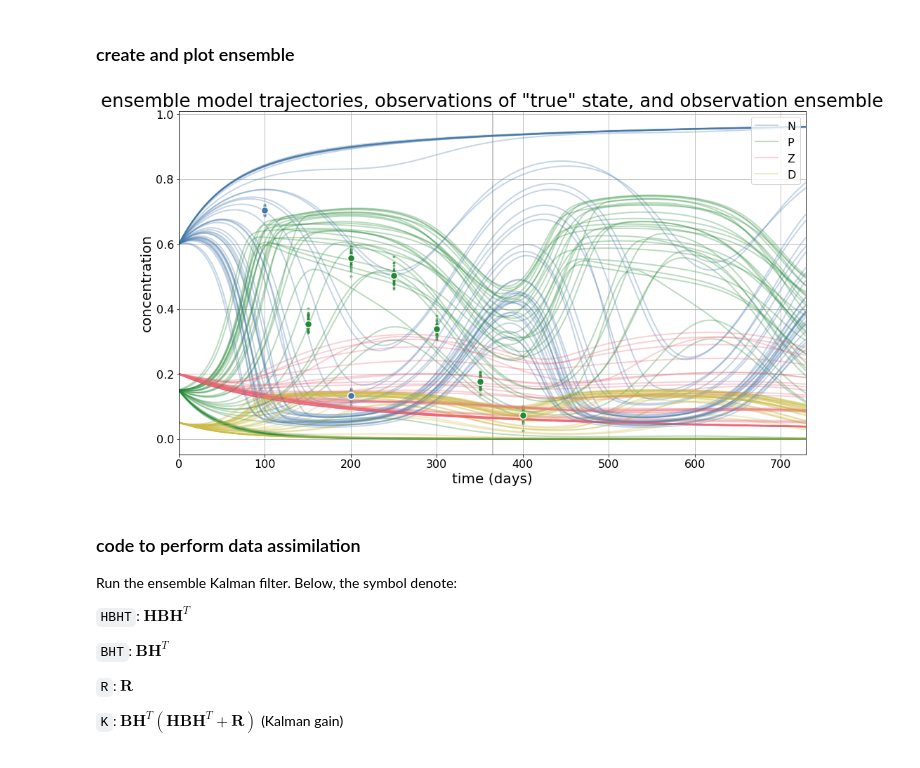
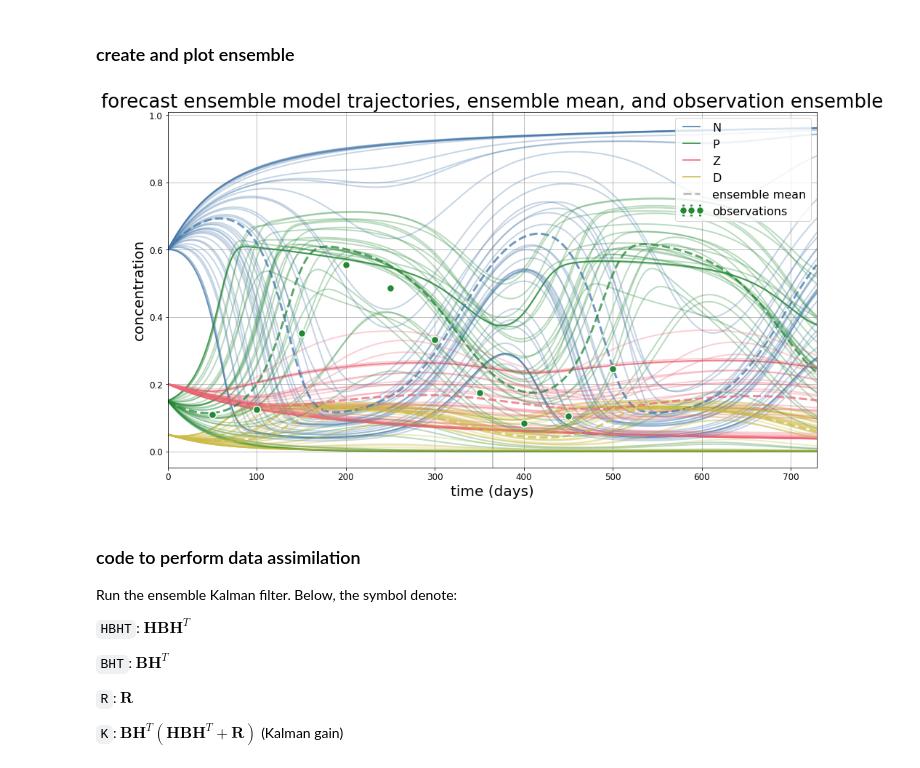
Before and after one commit to jpmattern/obm-primer, a Jupyter notebook: parameter_estimation.ipynb, the cells around one changed output. Drawn from its saved outputs; the diff is of its cells as text; code cells hidden in the pictures.

```diff
--- a/parameter_estimation.ipynb
+++ b/parameter_estimation.ipynb
@@ -95,14 +116,16 @@ t = np.arange(0.0, 2 * 365.0, 1.0)
 obs_info = [
 # each entry contains
 # (time (index for t, integer), variable ('N', 'P', 'Z', or 'D'),  observation uncertainty)
-    (100, 'N', 0.01),
-    (200, 'N', 0.01),
-    (150, 'P', 0.02),
-    (200, 'P', 0.02),
-    (250, 'P', 0.02),
-    (300, 'P', 0.02),
-    (350, 'P', 0.02),
-    (400, 'P', 0.02),
+    ( 50, 'P', 0.01),
+    (100, 'P', 0.01),
+    (150, 'P', 0.01),
+    (200, 'P', 0.01),
+    (250, 'P', 0.01),
+    (300, 'P', 0.01),
+    (350, 'P', 0.01),
+    (400, 'P', 0.01),
+    (450, 'P', 0.01),
+    (500, 'P', 0.01),
 ]
 
 perfect_observations = False
@@ -235,31 +258,54 @@ for iens, params in enumerate(X.T):
 # %%
 # upper limit on number of trajectories to include in plot
 max_plot = 50
 
+def plot_trajectories(ax, ensemble, plot_mean=True, show_observation_ensemble=False):
+    for iens, params in enumerate(ensemble[:, :max_plot].T):
+        trajectory = run_model(parameter_values=params)
+        label = None
+        for i, name in enumerate(('N', 'P', 'Z', 'D')):
+            if iens == 0:
+                label = name
+            ax.plot(t, trajectory[:,i], color=colors[name], label=label, lw=2, alpha=0.3)
+
+    trajectory = run_model(parameter_values=np.mean(ensemble, axis=1))
+    for i, name in enumerate(('N', 'P', 'Z', 'D')):
+        ax.plot(t, trajectory[:,i], color=colors[name], label=label, lw=3, alpha=0.75, ls='--')
+
+    for oi, y, y_ens in zip(obs_info, obs, Y):
+        eb = ax.errorbar(x=t[oi[0]], y=y, yerr=oi[2], color=colors[oi[1]], marker='o', ls='none',
+                         markeredgecolor='white', markeredgewidth=1.5, lw=3, markersize=10)
+        if show_observation_ensemble:
+            oe = ax.scatter(x=np.full(y_ens.size, fill_value=t[oi[0]]), y=y_ens, color=colors[oi[1]],
+                            marker='.', alpha=0.5)
+
+    for x in range(365, int(t[-1]), 365):
+        ax.axvline(x, color='0.7', zorder=0)
+
+    ax.set(xlabel='time (days)', ylabel='concentration', xlim=(t[0], t[-1]))
+    ax.grid(True)
+
+    handles, labels = ax.get_legend_handles_labels()
+    for h in handles:
+        h.set_alpha(0.8)
+    handles.append(mpl.lines.Line2D([], [], color='0.75', lw=3, ls='--'))
+    labels.append('ensemble mean')
+    handles.append(eb)
+    labels.append('observations')
+    if show_observation_ensemble:
+        handles.append(oe)
+        labels.append('observation ensemble')
+    ax.legend(handles, labels, loc='upper right', numpoints=3)
+
 fig, ax = plt.subplots()
-for iens, params in enumerate(X[:, :max_plot].T):
-    trajectory = run_model(parameter_values=params)
-    label = None
-    for i, name in enumerate(('N','P','Z', 'D')):
-        if iens == 0:
-            label = name
-        ax.plot(t, trajectory[:,i], color=colors[name], label=label, lw=2, alpha=0.3)
 
-for oi, y, y_ens in zip(obs_info, obs, Y):
-    ax.errorbar(x=t[oi[0]], y=y, yerr=oi[2], color=colors[oi[1]], marker='o',
-                markeredgecolor='white', markeredgewidth=1.5, lw=3, markersize=10)
-    ax.scatter(x=np.full(y_ens.size, fill_value=t[oi[0]]), y=y_ens, color=colors[oi[1]], marker='.', alpha=0.5)
+plot_trajectories(ax, X)
 
-ax.axvline(365, color='0.7', zorder=0)
-
-ax.set(title='ensemble model trajectories, observations of "true" state, and observation ensemble',
-       xlabel='time (days)', ylabel='concentration', xlim=(t[0], t[-1]))
-ax.grid(True)
-ax.legend(loc='upper right')
+ax.set(title='forecast ensemble model trajectories, ensemble mean, and observation ensemble')
 
 None
 # %% [output]
-[figure, old version]
+[figure, new version]
 # %% [markdown]
 ### code to perform data assimilation
 
```
Also changed, not shown: parts of 8 cells of this notebook, 1 other file.
